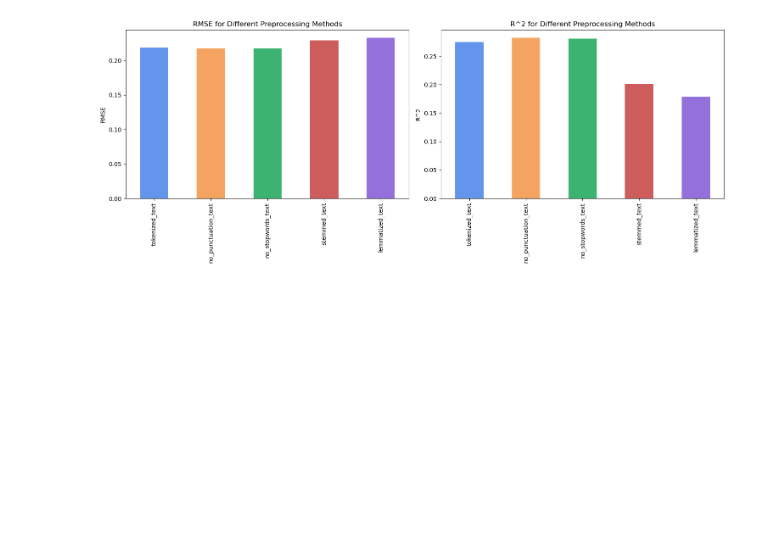
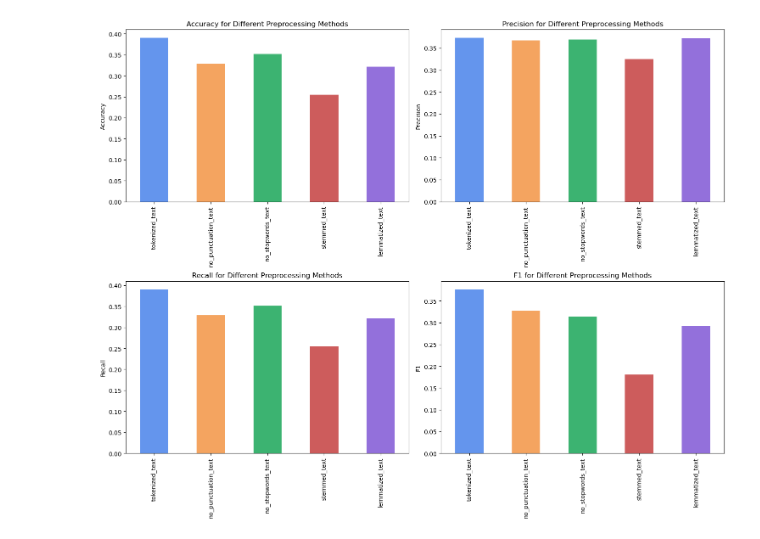
Before and after one commit to DaveS24/RealTime-SentimentAnalyzer, a Jupyter notebook: scripts/RNN/rnn_analysis.ipynb, the cells around one changed output. Drawn from its saved outputs; the diff is of its cells as text; code cells hidden in the pictures; blank space fills up the shorter version.

```diff
--- a/scripts/RNN/rnn_analysis.ipynb
+++ b/scripts/RNN/rnn_analysis.ipynb
@@ -16,14 +16,16 @@ np.random.seed(42)
 rn.seed(42)
 tf.random.set_seed(42)
 # %%
-sentiment_data = dp.data_loader()
+sentiment_data = dp.data_loader('../../data/stanfordSentimentTreebank/')
 sentiment_data = dp.data_preprocessor(sentiment_data)
 # %%
-# Test the different data preprocessing methods
+# Train and evaluate the model for each of the text columns
 columns = ['tokenized_text', 'no_punctuation_text', 'no_stopwords_text', 'stemmed_text', 'lemmatized_text']
 results = []
 for column in columns:
     model_result = rnn.train_and_evaluate(sentiment_data, column)
     results.append(model_result)
+
+results_df = pd.DataFrame(results, columns=['Accuracy', 'Precision', 'Recall', 'F1'], index=columns)
 # %% [output]
 Epoch 1/20
@@ -46,22 +48,30 @@ Epoch 11/20
 # %%
-results_df = pd.DataFrame(results, columns=['RMSE', 'R^2'], index=columns)
-
 # Create a list of colors
 colors = ['cornflowerblue', 'sandybrown', 'mediumseagreen', 'indianred', 'mediumpurple']
 
-fig, axes = plt.subplots(nrows=1, ncols=2, figsize=(15, 6))
+fig, axes = plt.subplots(nrows=2, ncols=2, figsize=(15, 12))
 
-# Plot RMSE
-results_df['RMSE'].plot(kind='bar', ax=axes[0], color=colors)
-axes[0].set_title('RMSE for Different Preprocessing Methods')
-axes[0].set_ylabel('RMSE')
+# Plot Accuracy
+results_df['Accuracy'].plot(kind='bar', ax=axes[0, 0], color=colors)
+axes[0, 0].set_title('Accuracy for Different Preprocessing Methods')
+axes[0, 0].set_ylabel('Accuracy')
 
-# Plot R^2
-results_df['R^2'].plot(kind='bar', ax=axes[1], color=colors)
-axes[1].set_title('R^2 for Different Preprocessing Methods')
-axes[1].set_ylabel('R^2')
+# Plot Precision
+results_df['Precision'].plot(kind='bar', ax=axes[0, 1], color=colors)
+axes[0, 1].set_title('Precision for Different Preprocessing Methods')
+axes[0, 1].set_ylabel('Precision')
+
+# Plot Recall
+results_df['Recall'].plot(kind='bar', ax=axes[1, 0], color=colors)
+axes[1, 0].set_title('Recall for Different Preprocessing Methods')
+axes[1, 0].set_ylabel('Recall')
+
+# Plot F1
+results_df['F1'].plot(kind='bar', ax=axes[1, 1], color=colors)
+axes[1, 1].set_title('F1 for Different Preprocessing Methods')
+axes[1, 1].set_ylabel('F1')
 
 plt.tight_layout()
 plt.show()
 # %% [output]
-[figure, old version]
+[figure, new version]
```
Also changed, not shown: parts of 1 cell of this notebook, 11 other files.
